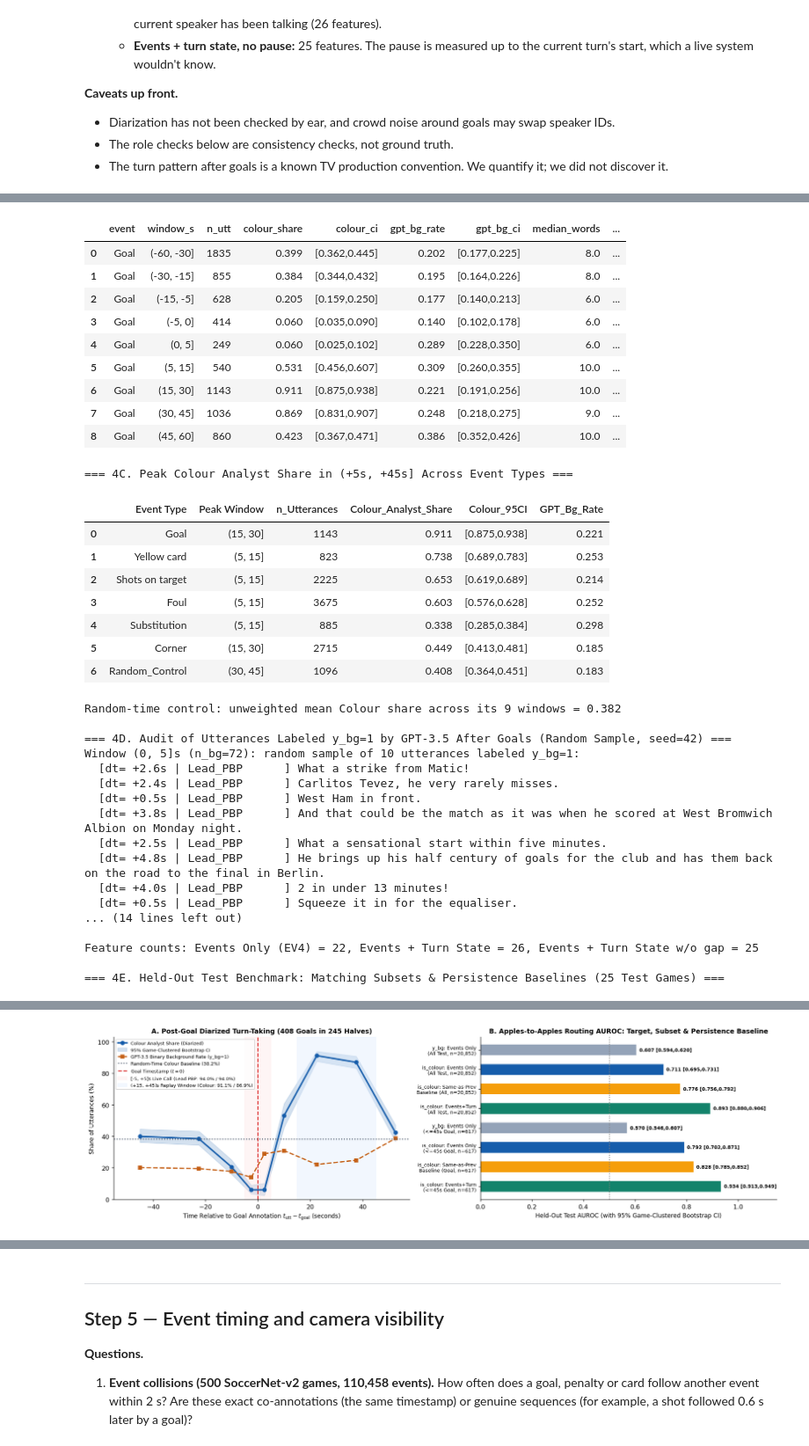
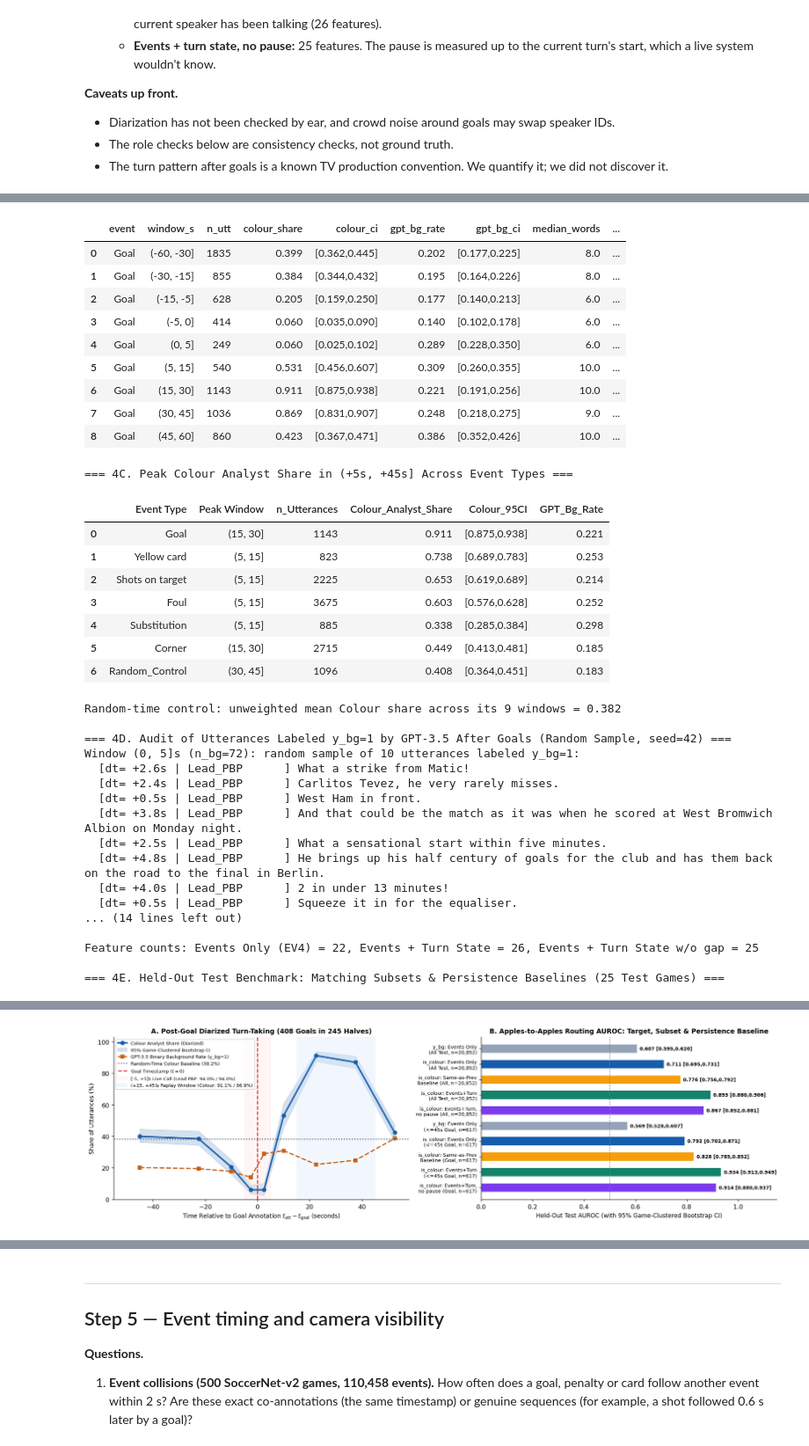
Before and after one commit to ShahidAhmed7/football-commentary-research, a Jupyter notebook: preliminary_analysis/preliminary_analysis_walkthrough.ipynb, the cells around one changed output, grey strips where cells are left out. Shown at 88% size. Saved outputs shown, nothing was run; the diff lists cells and outputs as text; code cells hidden in the pictures.

```diff
--- a/preliminary_analysis/preliminary_analysis_walkthrough.ipynb
+++ b/preliminary_analysis/preliminary_analysis_walkthrough.ipynb
@@ -1282,29 +1329,29 @@ en_spk["n_words"] = en_spk["text"].str.split().str.len()
 en_spk["dur"] = en_spk["end"] - en_spk["start"]
 en_spk["y_bg"] = en_spk["付加的情報か"].astype(int)
 
-# 4A. Out-of-goal speaker role assignment (excluding [-60s, +90s] around all Goals)
-non_goal_list = []
-for (g, h), u in en_spk.groupby(["game", "half"]):
-    if g not in events_dict:
-        continue
-    gt = events_dict[g].query('half == @h and label == "Goal"')["t"].to_numpy()
-    mask = np.ones(len(u), dtype=bool)
-    for t0 in gt:
-        mask &= ~((u["start"].to_numpy() >= t0 - 60) & (u["start"].to_numpy() <= t0 + 90))
-    non_goal_list.append(u[mask])
-ng_df = pd.concat(non_goal_list, ignore_index=True)
+# 4A. Out-of-goal speaker role assignment (excluding [-60s, +90s] around all Goals).
+# A helper, because Step 6 rebuilds the same booth with the same rule.
+def assign_booth_roles(utts, events_by_game, pre=60, post=90, min_second=20, short_words=4):
+    """Return (top-2 speaker table with role/rk_utt/n_utt/n_short, set of valid (game, half))."""
+    keep = []
+    for (g, h), u in utts.groupby(["game", "half"]):
+        if g not in events_by_game:
+            continue
+        gt = events_by_game[g].query('half == @h and label == "Goal"')["t"].to_numpy()
+        m = np.ones(len(u), dtype=bool)
+        for t0 in gt:
+            m &= ~((u["start"].to_numpy() >= t0 - pre) & (u["start"].to_numpy() <= t0 + post))
+        keep.append(u[m])
+    ng = pd.concat(keep, ignore_index=True)
+    st = ng.groupby(["game", "half", "speaker"]).agg(n_utt=("id", "size"), n_short=("n_words", lambda s: (s <= short_words).sum())).reset_index()
+    st["rk_utt"] = st.groupby(["game", "half"])["n_utt"].rank(ascending=False, method="first").astype(int)
+    top2 = st[st["rk_utt"].isin([1, 2])].copy()
+    valid = set(top2[top2["rk_utt"] == 2].query("n_utt >= @min_second").set_index(["game", "half"]).index)
+    top2 = top2[top2.set_index(["game", "half"]).index.isin(valid)].copy()
+    top2["role"] = top2.groupby(["game", "half"])["n_short"].rank(ascending=False, method="first").map({1.0: "Lead_PBP", 2.0: "Colour_Analyst"})
+    return top2, valid
 
-spk_stats = ng_df.groupby(["game", "half", "speaker"]).agg(
-    n_utt=("id", "size"),
-    n_short=("n_words", lambda s: (s <= 4).sum())
-).reset_index()
-spk_stats["rk_utt"] = spk_stats.groupby(["game", "half"])["n_utt"].rank(ascending=False, method="first").astype(int)
-top2_spk = spk_stats[spk_stats["rk_utt"].isin([1, 2])].copy()
-valid_two_halves = set(top2_spk[top2_spk["rk_utt"] == 2].query("n_utt >= 20").set_index(["game", "half"]).index)
-top2_spk = top2_spk[top2_spk.set_index(["game", "half"]).index.isin(valid_two_halves)].copy()
-top2_spk["role"] = top2_spk.groupby(["game", "half"])["n_short"].rank(ascending=False, method="first").map(
-    {1.0: "Lead_PBP", 2.0: "Colour_Analyst"}
-)
+top2_spk, valid_two_halves = assign_booth_roles(en_spk, events_dict)
 
 en_in_valid_halves = en_spk[en_spk.set_index(["game", "half"]).index.isin(valid_two_halves)]
 en2 = en_spk.merge(top2_spk[["game", "half", "speaker", "role"]], on=["game", "half", "speaker"])
@@ -1573,14 +1620,16 @@ labels_b = [
     f"is_colour: Events Only\n(All Test, n={n_all4:,})",
     f"is_colour: Same-as-Prev\nBaseline (All, n={n_all4:,})",
     f"is_colour: Events+Turn\n(All Test, n={n_all4:,})",
+    f"is_colour: Events+Turn,\nno pause (All, n={n_all4:,})",
     f"y_bg: Events Only\n(<=45s Goal, n={n_goal4:,})",
     f"is_colour: Events Only\n(<=45s Goal, n={n_goal4:,})",
     f"is_colour: Same-as-Prev\nBaseline (Goal, n={n_goal4:,})",
     f"is_colour: Events+Turn\n(<=45s Goal, n={n_goal4:,})",
+    f"is_colour: Events+Turn,\nno pause (Goal, n={n_goal4:,})",
 ]
-indices_b = [0, 3, 2, 4, 1, 6, 5, 7]
+indices_b = [0, 3, 2, 4, 11, 1, 6, 5, 7, 12]   # rows 11-12 are the no-pause ablation (live-feasible)
 aurocs_b = [spk_routing_df.loc[idx, "auroc"] for idx in indices_b]
-colors_b = ["#94A3B8", "#165DAB", "#F59E0B", "#13836B", "#94A3B8", "#165DAB", "#F59E0B", "#13836B"]
+colors_b = ["#94A3B8", "#165DAB", "#F59E0B", "#13836B", "#7C3AED", "#94A3B8", "#165DAB", "#F59E0B", "#13836B", "#7C3AED"]
 
 y_b = np.arange(len(labels_b))
 bars4 = axes[1].barh(y_b, aurocs_b, color=colors_b, height=0.58, edgecolor="white")
@@ -1651,16 +1700,16 @@ Feature counts: Events Only (EV4) = 22, Events + Turn State = 26, Events + Turn
 | 2 | is_colour (Speaker Role) | All 2-Voice Test Turns | Baseline: Same Speaker as Prev Turn | 20852 | 0.368 | 0.7763 | [0.756,0.792] | 0.6192 | [0.578,0.647] |
 | 3 | is_colour (Speaker Role) | All 2-Voice Test Turns | Events Only (HGB) | 20852 | 0.368 | 0.7113 | [0.695,0.731] | 0.6082 | [0.562,0.642] |
 | 4 | is_colour (Speaker Role) | All 2-Voice Test Turns | Events + Turn State (HGB) | 20852 | 0.368 | 0.8929 | [0.880,0.906] | 0.8578 | [0.830,0.880] |
 | 5 | is_colour (Speaker Role) | <=45s After Goal | Baseline: Same Speaker as Prev Turn | 617 | 0.687 | 0.8279 | [0.785,0.852] | 0.8759 | [0.833,0.915] |
 | 6 | is_colour (Speaker Role) | <=45s After Goal | Events Only (HGB) | 617 | 0.687 | 0.7921 | [0.702,0.871] | 0.8489 | [0.732,0.942] |
 | 7 | is_colour (Speaker Role) | <=45s After Goal | Events + Turn State (HGB) | 617 | 0.687 | 0.9344 | [0.913,0.949] | 0.9700 | [0.951,0.983] |
 | 8 | is_colour (Speaker Role) | <=45s After Shot on Target | Events Only (HGB) | 2037 | 0.542 | 0.7726 | [0.736,0.823] | 0.7782 | [0.707,0.848] |
 | 9 | switched (Speaker Handoff) | All 2-Voice Test Turns (t>1) | Events Only (HGB) | 20802 | 0.208 | 0.5879 | [0.577,0.602] | 0.2683 | [0.250,0.291] |
 | 10 | switched (Speaker Handoff) | All 2-Voice Test Turns (t>1) | Events + Turn State (HGB) | 20802 | 0.208 | 0.8162 | [0.799,0.834] | 0.6142 | [0.579,0.650] |
 | 11 | is_colour (Speaker Role) | All 2-Voice Test Turns | Events + Turn State w/o gap (HGB,... | 20852 | 0.368 | 0.8665 | [0.852,0.881] | 0.8072 | [0.776,0.831] |
 | 12 | is_colour (Speaker Role) | <=45s After Goal | Events + Turn State w/o gap (HGB,... | 617 | 0.687 | 0.9145 | [0.880,0.937] | 0.9592 | [0.936,0.977] |
 | 13 | switched (Speaker Handoff) | All 2-Voice Test Turns (t>1) | Events + Turn State w/o gap (HGB,... | 20802 | 0.208 | 0.7624 | [0.749,0.776] | 0.4695 | [0.442,0.506] |
-[figure, old version]
+[figure, new version]
 # %% [markdown]
 ### Results [OBSERVED]
 
```
Also changed, not shown: parts of 33 cells of this notebook, 14 other files.
